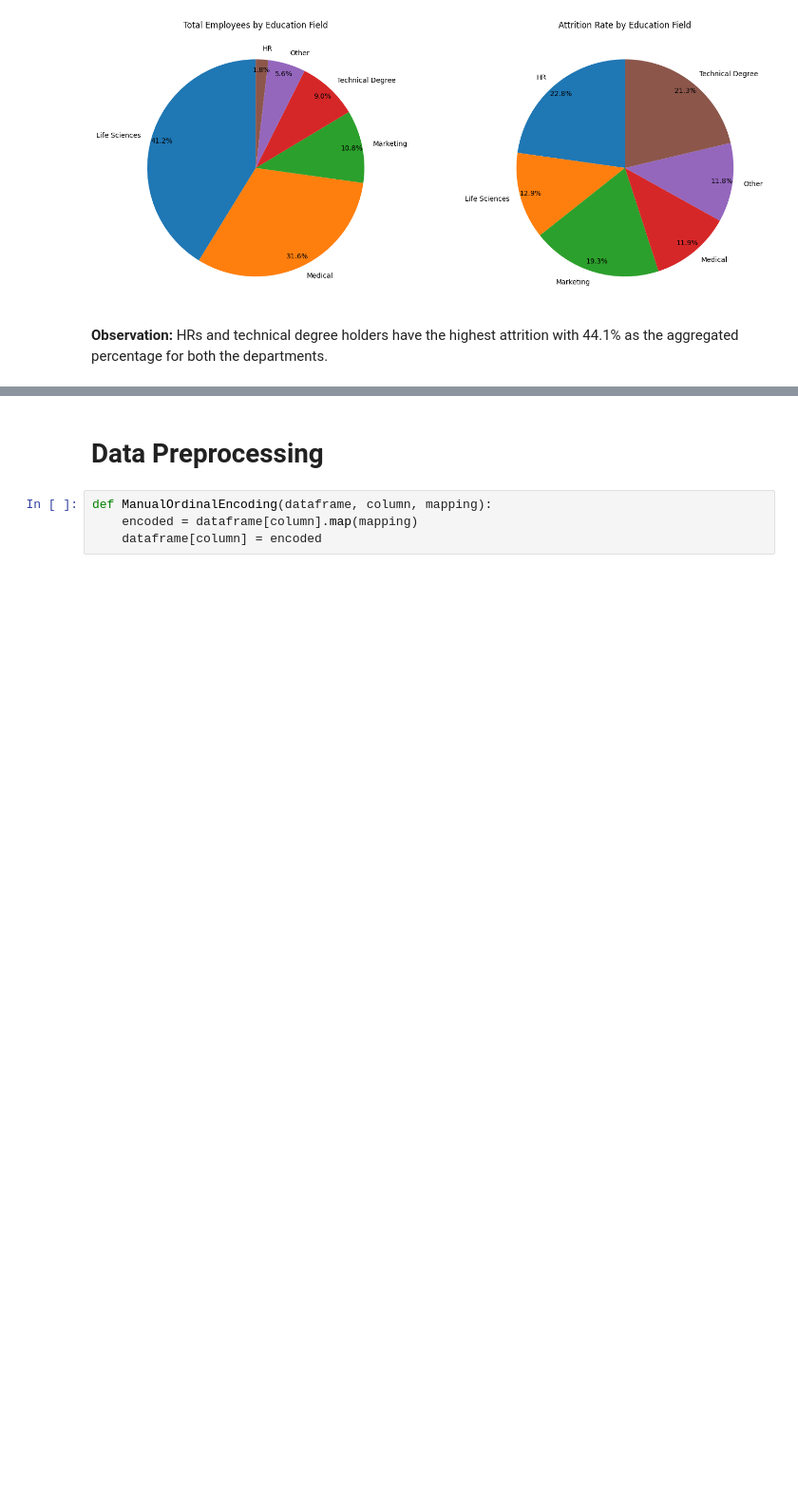
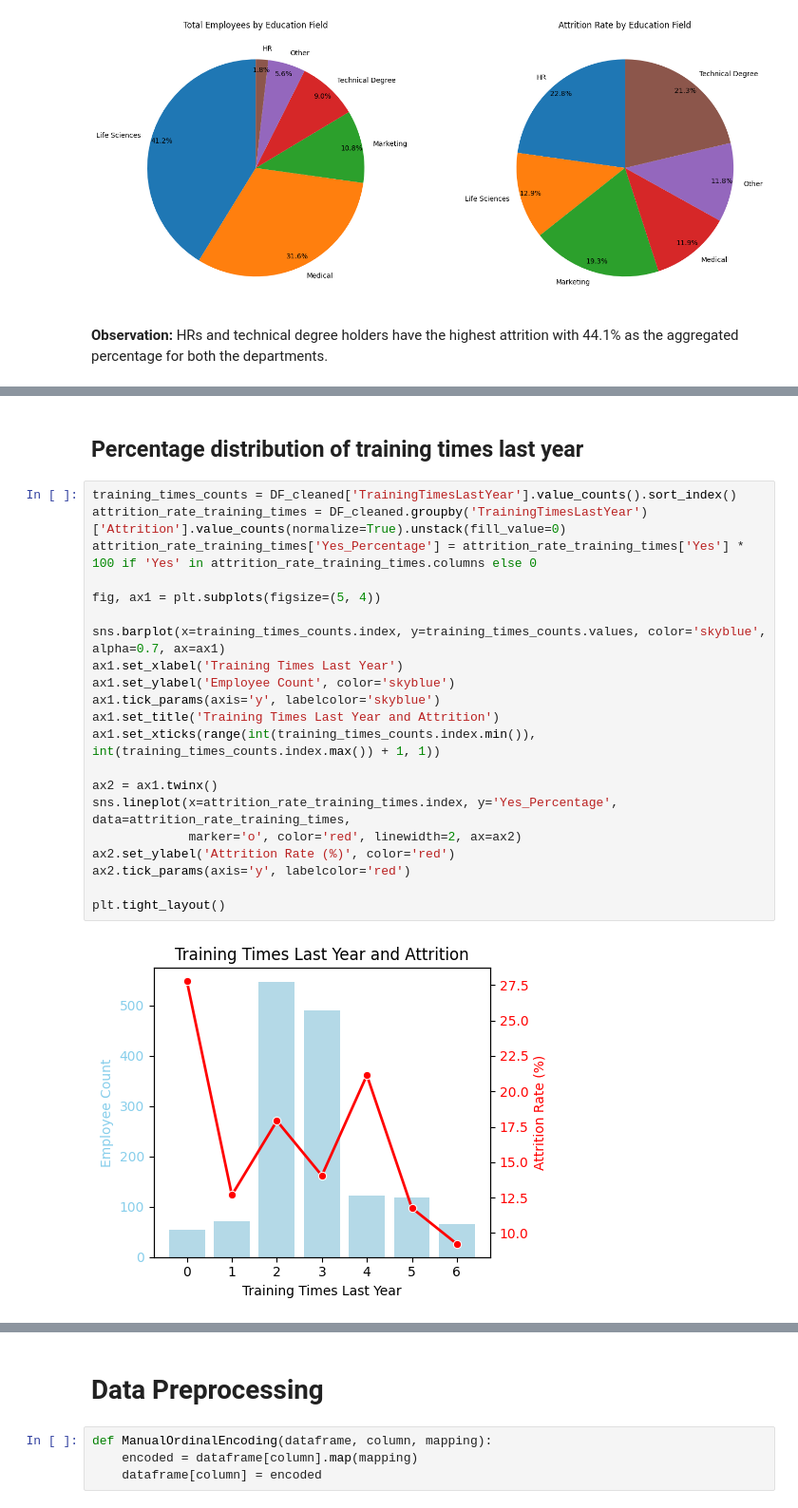
Before and after one commit to AKA-SSH/Employee-Attrition, a Jupyter notebook: hr-employee-attrition.ipynb, the cells around one changed output, grey strips where cells are left out. Shown: that part at 95% size. Cells and saved outputs as stored; diff of their text form; blank space fills up the shorter version.

```diff
--- a/hr-employee-attrition.ipynb
+++ b/hr-employee-attrition.ipynb
@@ -218,0 +240,25 @@ plt.show()
+# %% [markdown]
+## Percentage distribution of training times last year
+# %%
+training_times_counts = DF_cleaned['TrainingTimesLastYear'].value_counts().sort_index()
+attrition_rate_training_times = DF_cleaned.groupby('TrainingTimesLastYear')['Attrition'].value_counts(normalize=True).unstack(fill_value=0)
+attrition_rate_training_times['Yes_Percentage'] = attrition_rate_training_times['Yes'] * 100 if 'Yes' in attrition_rate_training_times.columns else 0
+
+fig, ax1 = plt.subplots(figsize=(5, 4))
+
+sns.barplot(x=training_times_counts.index, y=training_times_counts.values, color='skyblue', alpha=0.7, ax=ax1)
+ax1.set_xlabel('Training Times Last Year')
+ax1.set_ylabel('Employee Count', color='skyblue')
+ax1.tick_params(axis='y', labelcolor='skyblue')
+ax1.set_title('Training Times Last Year and Attrition')
+ax1.set_xticks(range(int(training_times_counts.index.min()), int(training_times_counts.index.max()) + 1, 1))
+
+ax2 = ax1.twinx()
+sns.lineplot(x=attrition_rate_training_times.index, y='Yes_Percentage', data=attrition_rate_training_times,
+             marker='o', color='red', linewidth=2, ax=ax2)
+ax2.set_ylabel('Attrition Rate (%)', color='red')
+ax2.tick_params(axis='y', labelcolor='red')
+
+plt.tight_layout()
+# %% [output]
+[figure, added]
```
Also changed, not shown: parts of 19 cells of this notebook.
